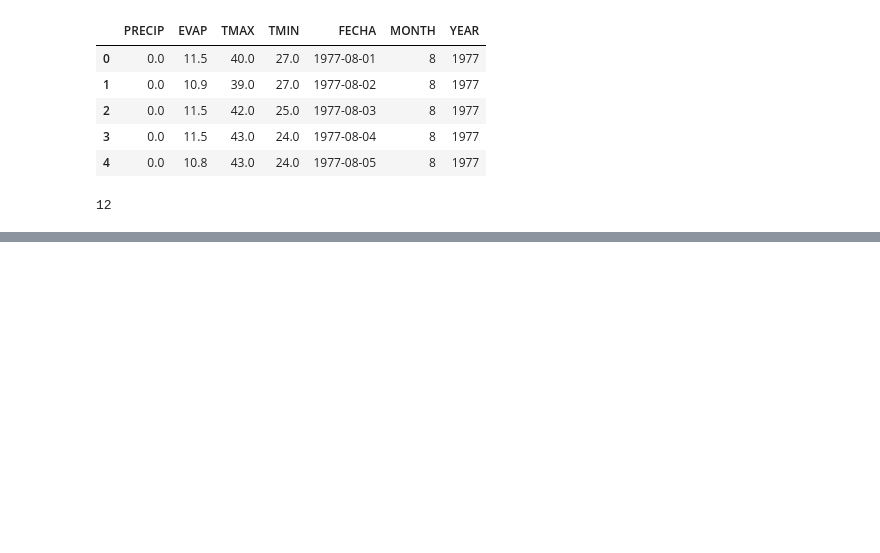
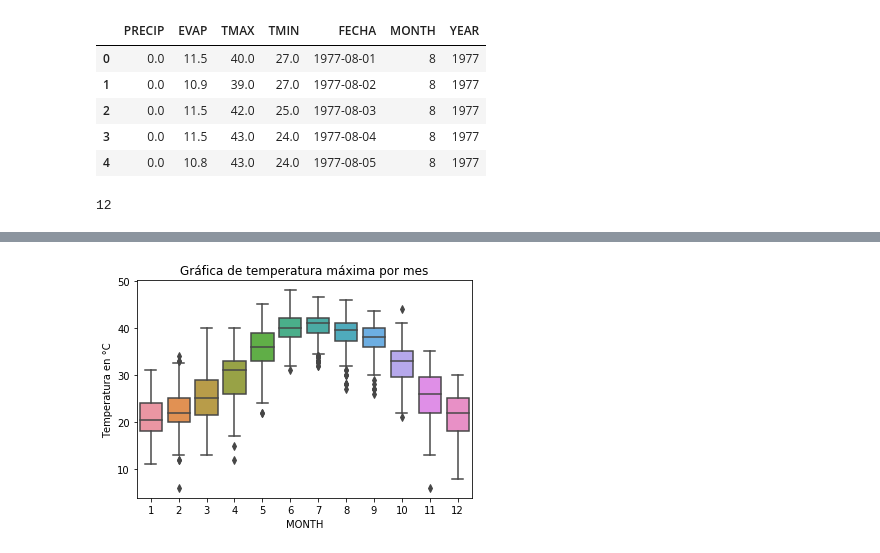
Before and after one commit to AdrianEVC/F-sica-computacional, a Jupyter notebook: Actividad4/Untitled.ipynb, the cells around one changed output, grey strips where cells are left out. Saved outputs shown, nothing was run; the diff lists cells and outputs as text; code cells hidden in the pictures; blank space fills up the shorter version.

```diff
--- a/Actividad4/Untitled.ipynb
+++ b/Actividad4/Untitled.ipynb
@@ -141,0 +199,9 @@ IndentationError: expected an indented block (<ipython-input-50-23ffd7866726>, l
+# %%
+#Gráfica de temperatura máxima por mes
+import seaborn as sns
+w1 = sns.boxplot(x="MONTH", y="TMAX", data=df)
+plt.title("Gráfica de temperatura máxima por mes")
+plt.ylabel ("Temperatura en °C")
+plt.show()
+# %% [output]
+[figure, added]
```
Also changed, not shown: parts of 17 cells of this notebook, 1 other file.
